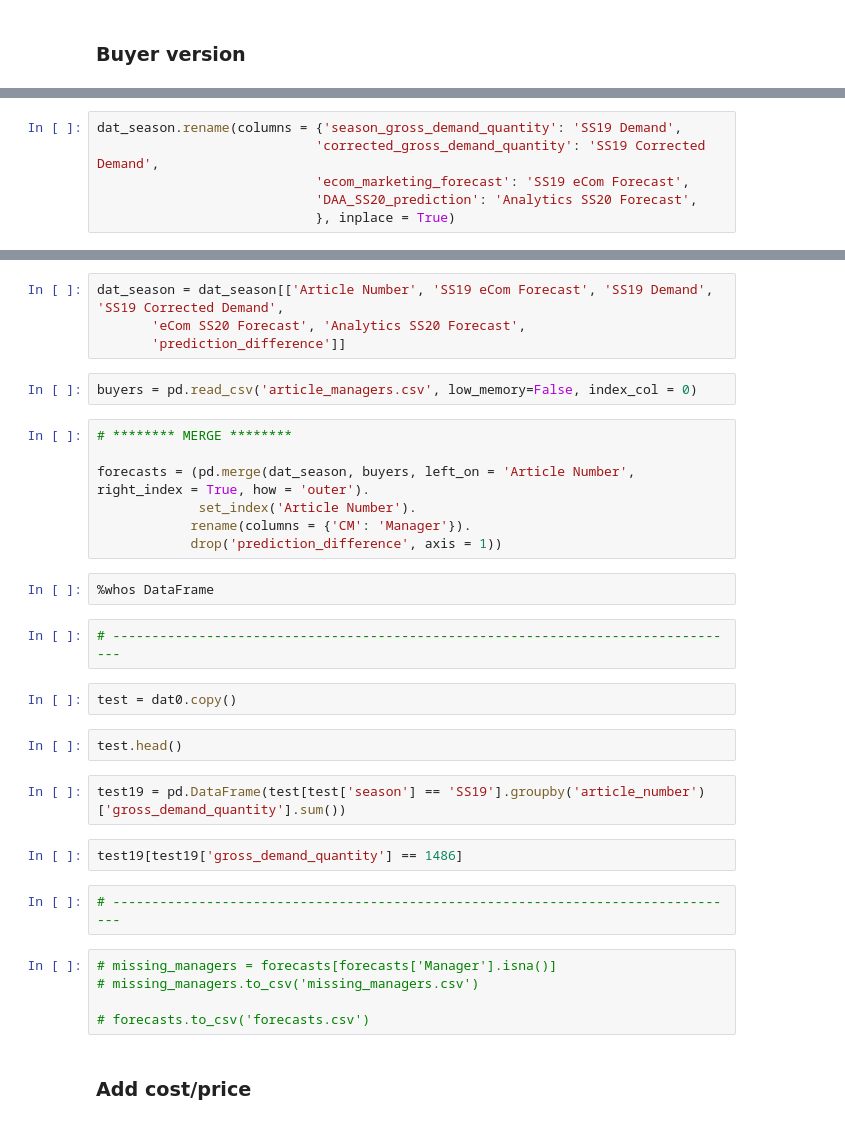
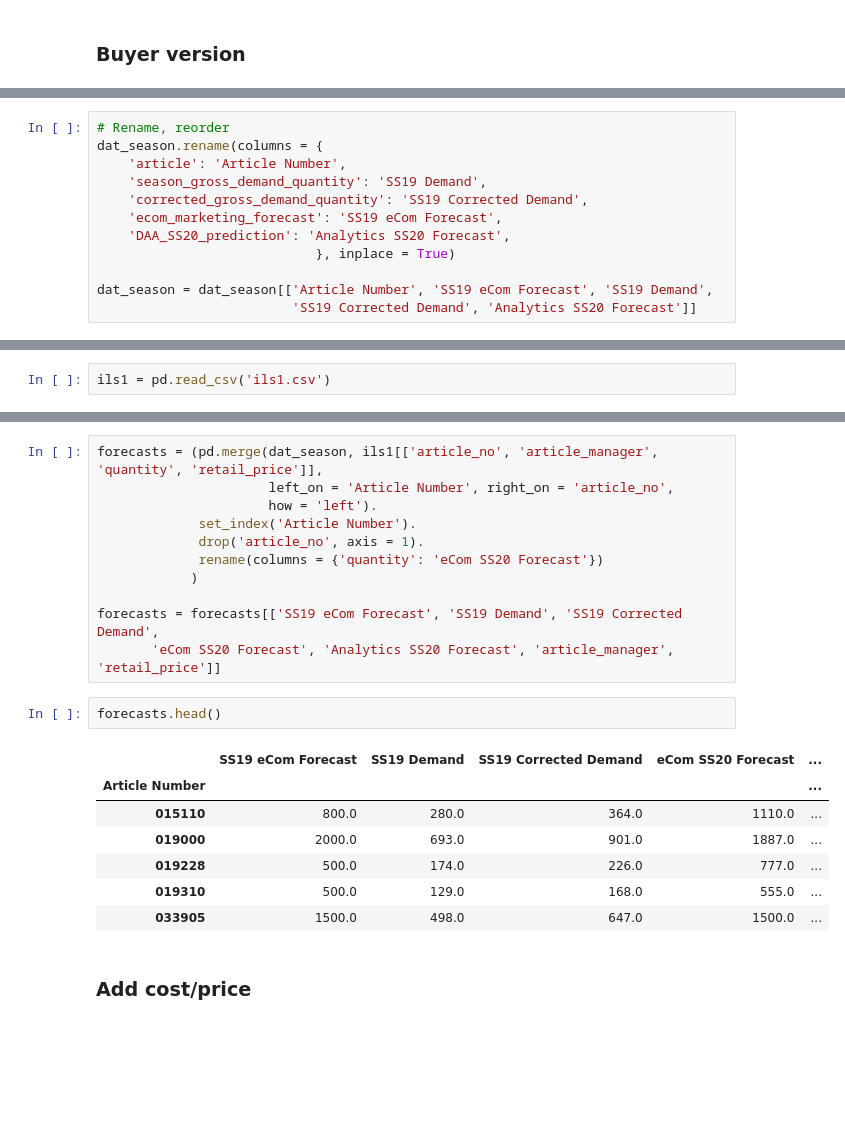
Before and after one commit to cwcomiskey/Misc, a Jupyter notebook: SS20_range.ipynb, the cells around one changed output, grey strips where cells are left out. Cells and saved outputs as stored; diff of their text form; blank space fills up the shorter version.

```diff
--- a/SS20_range.ipynb
+++ b/SS20_range.ipynb
@@ -363,6 +273,12 @@ dat_season.drop('article', inplace=True, axis = 1)
 # %%
-dat_season.rename(columns = {'season_gross_demand_quantity': 'SS19 Demand',
-                            'corrected_gross_demand_quantity': 'SS19 Corrected Demand',
-                            'ecom_marketing_forecast': 'SS19 eCom Forecast',
-                            'DAA_SS20_prediction': 'Analytics SS20 Forecast',
+# Rename, reorder
+dat_season.rename(columns = {
+    'article': 'Article Number',
+    'season_gross_demand_quantity': 'SS19 Demand',
+    'corrected_gross_demand_quantity': 'SS19 Corrected Demand',
+    'ecom_marketing_forecast': 'SS19 eCom Forecast',
+    'DAA_SS20_prediction': 'Analytics SS20 Forecast',
                             }, inplace = True)
+
+dat_season = dat_season[['Article Number', 'SS19 eCom Forecast', 'SS19 Demand',
+                         'SS19 Corrected Demand', 'Analytics SS20 Forecast']]
@@ -368,0 +312,2 @@ dat_season.rename(columns = {'season_gross_demand_quantity': 'SS19 Demand',
+# %%
+ils1 = pd.read_csv('ils1.csv')
@@ -369,35 +323,24 @@ dat_season.rename(columns = {'season_gross_demand_quantity': 'SS19 Demand',
 # %%
-dat_season = dat_season[['Article Number', 'SS19 eCom Forecast', 'SS19 Demand', 'SS19 Corrected Demand',
-       'eCom SS20 Forecast', 'Analytics SS20 Forecast',
-       'prediction_difference']]
+forecasts = (pd.merge(dat_season, ils1[['article_no', 'article_manager', 'quantity', 'retail_price']],
+                      left_on = 'Article Number', right_on = 'article_no',
+                      how = 'left').
+             set_index('Article Number').
+             drop('article_no', axis = 1).
+             rename(columns = {'quantity': 'eCom SS20 Forecast'})
+            )
+
+forecasts = forecasts[['SS19 eCom Forecast', 'SS19 Demand', 'SS19 Corrected Demand',
+       'eCom SS20 Forecast', 'Analytics SS20 Forecast', 'article_manager', 'retail_price']]
-# %%
-buyers = pd.read_csv('article_managers.csv', low_memory=False, index_col = 0)
-# %%
-# ******** MERGE ********
-
-forecasts = (pd.merge(dat_season, buyers, left_on = 'Article Number', right_index = True, how = 'outer').
-             set_index('Article Number').
-            rename(columns = {'CM': 'Manager'}).
-            drop('prediction_difference', axis = 1))
-# %%
-%whos DataFrame
-# %%
-# ---------------------------------------------------------------------------------
-# %%
-test = dat0.copy()
 # %%
-test.head()
+forecasts.head()
+# %% [output]
+|  | SS19 eCom Forecast | SS19 Demand | SS19 Corrected Demand | eCom SS20 Forecast | ... |
+| Article Number |  |  |  |  | ... |
+| 015110 | 800.0 | 280.0 | 364.0 | 1110.0 | ... |
+| 019000 | 2000.0 | 693.0 | 901.0 | 1887.0 | ... |
+| 019228 | 500.0 | 174.0 | 226.0 | 777.0 | ... |
+| 019310 | 500.0 | 129.0 | 168.0 | 555.0 | ... |
+| 033905 | 1500.0 | 498.0 | 647.0 | 1500.0 | ... |
-# %%
-test19 = pd.DataFrame(test[test['season'] == 'SS19'].groupby('article_number')['gross_demand_quantity'].sum())
-# %%
-test19[test19['gross_demand_quantity'] == 1486]
-# %%
-# ---------------------------------------------------------------------------------
-# %%
-# missing_managers = forecasts[forecasts['Manager'].isna()]
-# missing_managers.to_csv('missing_managers.csv')
-
-# forecasts.to_csv('forecasts.csv')
 # %% [markdown]
 ### Add cost/price
 # %%
```
Also changed, not shown: parts of 39 cells of this notebook.
